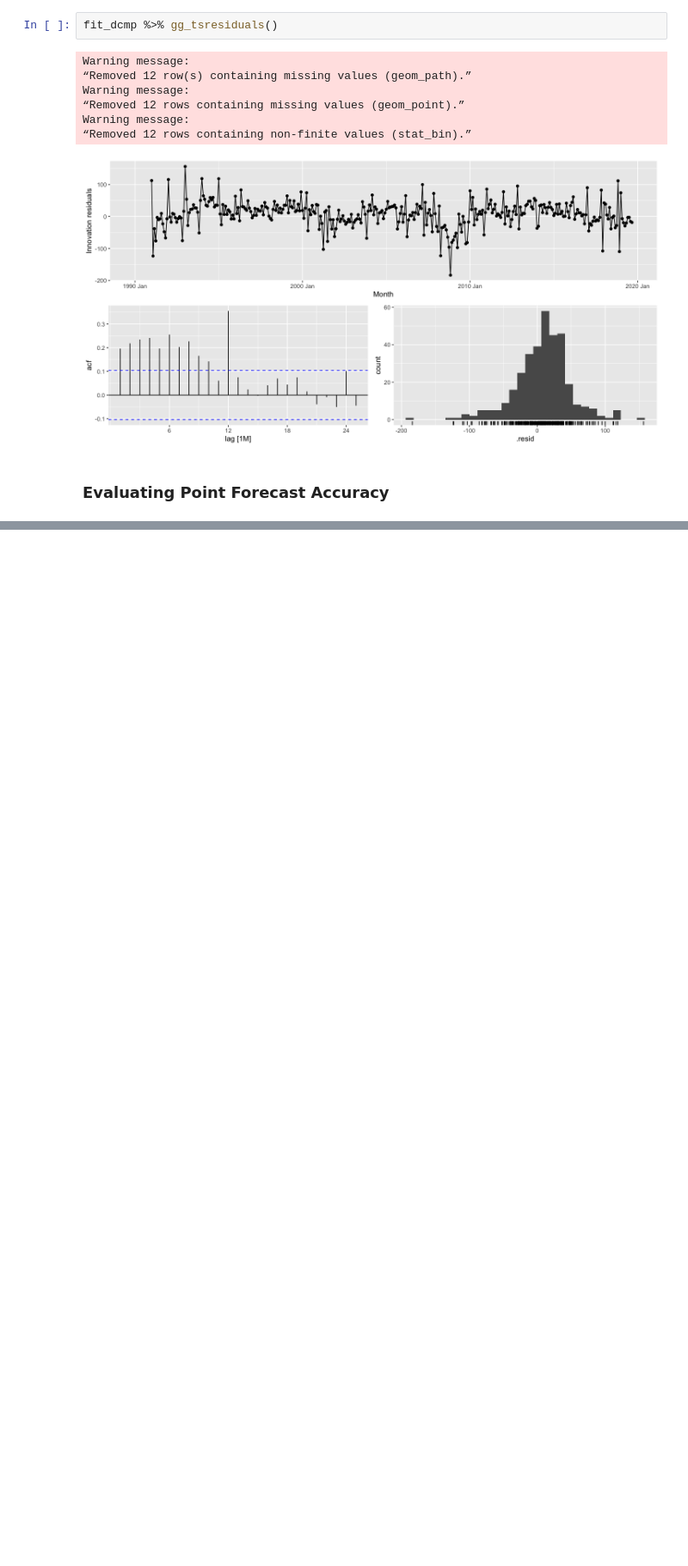
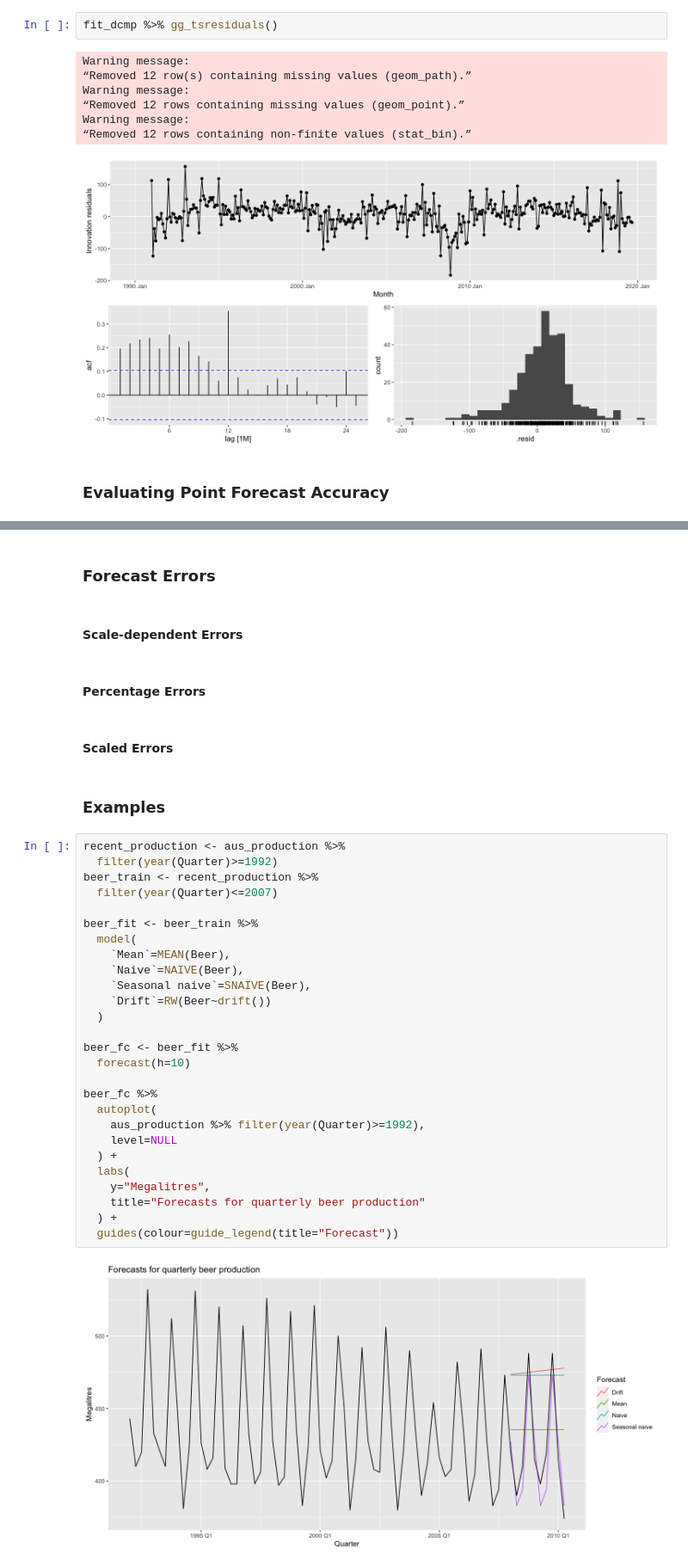
Before and after one commit to antounes/fpp3, a Jupyter notebook: 5_forecasters_toolbox.ipynb, the cells around one changed output, grey strips where cells are left out. Shown at 86% size. Drawn from its saved outputs; the diff is of its cells as text; blank space fills up the shorter version.

```diff
--- a/5_forecasters_toolbox.ipynb
+++ b/5_forecasters_toolbox.ipynb
@@ -516,0 +612,39 @@ Warning message:
+# %% [markdown]
+### Forecast Errors
+# %% [markdown]
+#### Scale-dependent Errors
+# %% [markdown]
+#### Percentage Errors
+# %% [markdown]
+#### Scaled Errors
+# %% [markdown]
+### Examples
+# %%
+recent_production <- aus_production %>%
+  filter(year(Quarter)>=1992)
+beer_train <- recent_production %>%
+  filter(year(Quarter)<=2007)
+
+beer_fit <- beer_train %>%
+  model(
+    `Mean`=MEAN(Beer),
+    `Naive`=NAIVE(Beer),
+    `Seasonal naive`=SNAIVE(Beer),
+    `Drift`=RW(Beer~drift())
+  )
+
+beer_fc <- beer_fit %>%
+  forecast(h=10)
+
+beer_fc %>%
+  autoplot(
+    aus_production %>% filter(year(Quarter)>=1992),
+    level=NULL
+  ) +
+  labs(
+    y="Megalitres",
+    title="Forecasts for quarterly beer production"
+  ) +
+  guides(colour=guide_legend(title="Forecast"))
+# %% [output]
+[figure, added]
```
Also changed, not shown: parts of 19 cells of this notebook.
